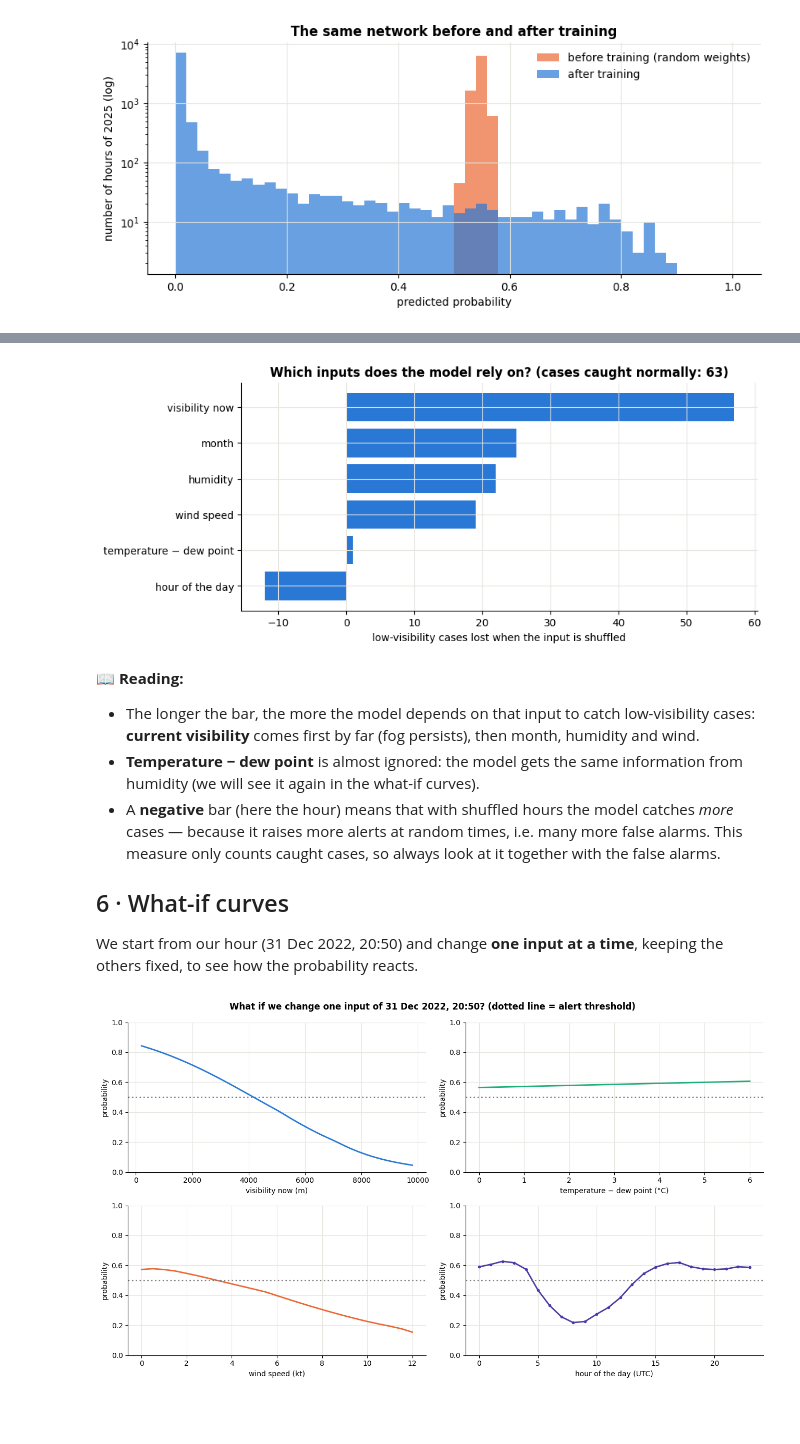
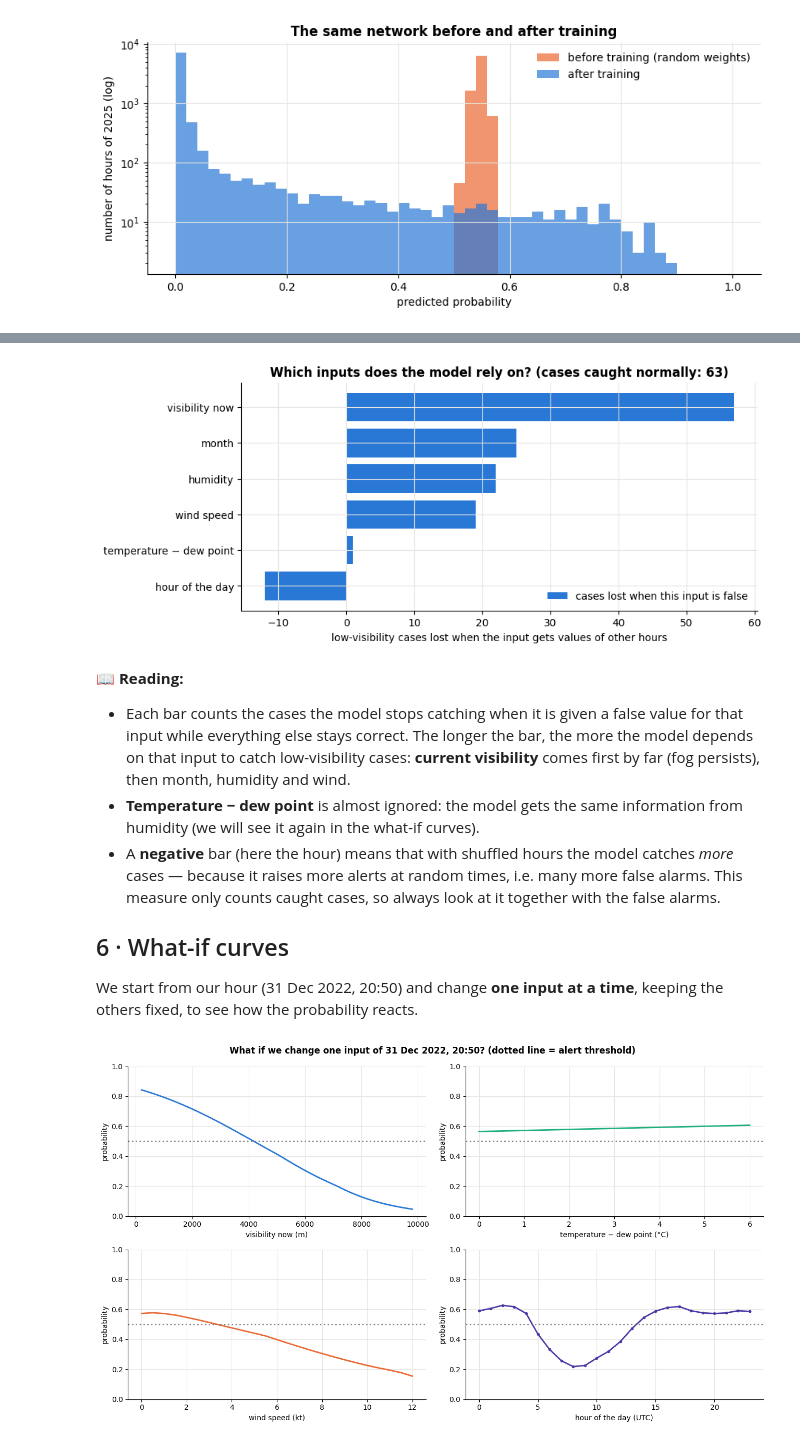
Before and after one commit to dblue-tech/ai-lab, a Jupyter notebook: lab2s_low_visibility_simple/2S-2_inside_the_model.ipynb, the cells around one changed output, grey strips where cells are left out. Saved outputs shown, nothing was run; the diff lists cells and outputs as text; code cells hidden in the pictures; blank space fills up the shorter version.

```diff
--- a/lab2s_low_visibility_simple/2S-2_inside_the_model.ipynb
+++ b/lab2s_low_visibility_simple/2S-2_inside_the_model.ipynb
@@ -518,42 +565,43 @@ We **shuffle** one input over all the hours of 2025 — its values stay realisti
 # %%
 groups = {                                         # the inputs, grouped as people think about them
     "visibility now": ["vis_m"],                   # group name: the input column(s) it contains
     "temperature − dew point": ["spread_c"],       # one column
     "humidity": ["rh"],                            # one column
     "wind speed": ["wind_kt"],                     # one column
     "hour of the day": ["hour_sin", "hour_cos"],   # two columns: the hour on its circle
     "month": ["month_sin", "month_cos"],           # two columns: the month on its circle
 }                                                  # (end of the groups)
 
-truth = test["target"].values                      # what really happened in 2025
+
+def count_hits(table):                             # number of low-visibility cases caught by the model on a table of hours
+    alerts = saved.probability(table) >= saved.threshold   # the model's alerts
+    return int(np.sum(alerts & (truth == 1)))      # alert and low visibility = a case caught
 
 
-def count_hits(table):                             # number of low-visibility cases caught by the model on a table of hours
-    alerts = saved.probability(table) >= saved.threshold   # alerts
-    return int(np.sum(alerts & (truth == 1)))      # alert and low visibility = a hit
-
-
-normal = count_hits(test)                          # hits with the real inputs
-rng = np.random.default_rng(42)                    # random-number generator with a fixed seed
-lost = {}                                          # hits lost for each group
-for group_name in groups:                          # for each group of inputs...
-    shuffled = test.copy()                         # ...copy the table of 2025...
-    order = rng.permutation(len(shuffled))         # ...draw a random order of the hours...
-    for column in groups[group_name]:              # ...and for each column of the group...
-        shuffled[column] = shuffled[column].values[order]   # ...shuffle it (same order for sine and cosine)
-    lost[group_name] = normal - count_hits(shuffled)   # cases no longer caught without this information
+normal = count_hits(test)                          # cases caught with the real inputs
+rng = np.random.default_rng(42)                    # random-number generator with a fixed seed (same result for everyone)
+lost = {}                                          # cases lost, for each group
+for group_name in groups:                          # for each group of inputs:
+    wrong_order = rng.permutation(len(test))       #   1. draw a random new order of the hours
+    with_wrong_values = test.copy()                #   2. copy the real inputs...
+    for column in groups[group_name]:              #      ...and in the column(s) of this group only...
+        with_wrong_values[column] = test[column].values[wrong_order]   # ...put the values of other hours (same order for sine and cosine)
+    caught_now = count_hits(with_wrong_values)     #   3. alerts again with one input made false, checked against the SAME truth
+    lost[group_name] = normal - caught_now         #   4. how many cases are no longer caught
 
 importance = pd.Series(lost).sort_values()         # sort from least to most important
 plt.figure(figsize=(9, 4))                         # new figure
-plt.barh(importance.index, importance.values, color=PALETTE[0])   # one bar per group
-plt.xlabel("low-visibility cases lost when the input is shuffled")   # axis label
+plt.barh(importance.index, importance.values, color=PALETTE[0], label="cases lost when this input is false")   # one bar per group
+plt.xlabel("low-visibility cases lost when the input gets values of other hours")   # axis label
 plt.title("Which inputs does the model rely on? (cases caught normally: " + str(normal) + ")")   # title
+plt.legend(loc="lower right")                      # legend
 plt.show()                                         # display
 # %% [output]
-[figure, old version]
+[figure, new version]
 # %% [markdown]
 📖 **Reading:**
-- The longer the bar, the more the model depends on that input to catch low-visibility cases: **current visibility** comes first by far (fog persists), then month, humidity and wind.
+- Each bar counts the cases the model stops catching when it is given a false value for that input while everything else stays correct.
+  The longer the bar, the more the model depends on that input to catch low-visibility cases: **current visibility** comes first by far (fog persists), then month, humidity and wind.
 - **Temperature − dew point** is almost ignored: the model gets the same information from humidity (we will see it again in the what-if curves).
 - A **negative** bar (here the hour) means that with shuffled hours the model catches *more* cases — because it raises more alerts at random times, i.e. many more false alarms.
   This measure only counts caught cases, so always look at it together with the false alarms.
```
Also changed, not shown: parts of 3 cells of this notebook, 3 other files.
